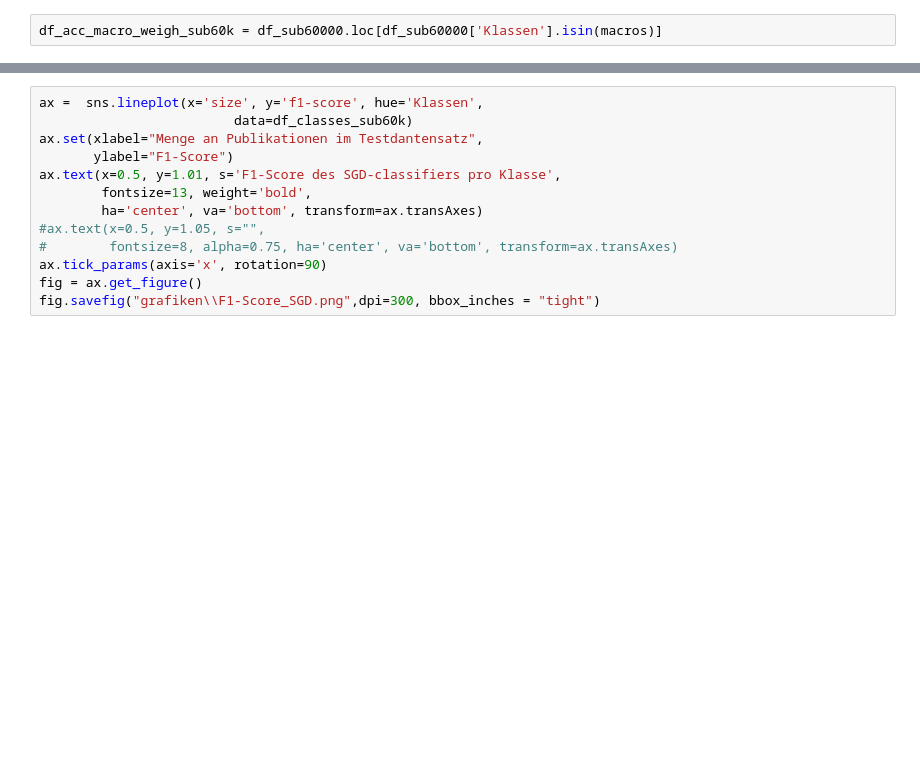
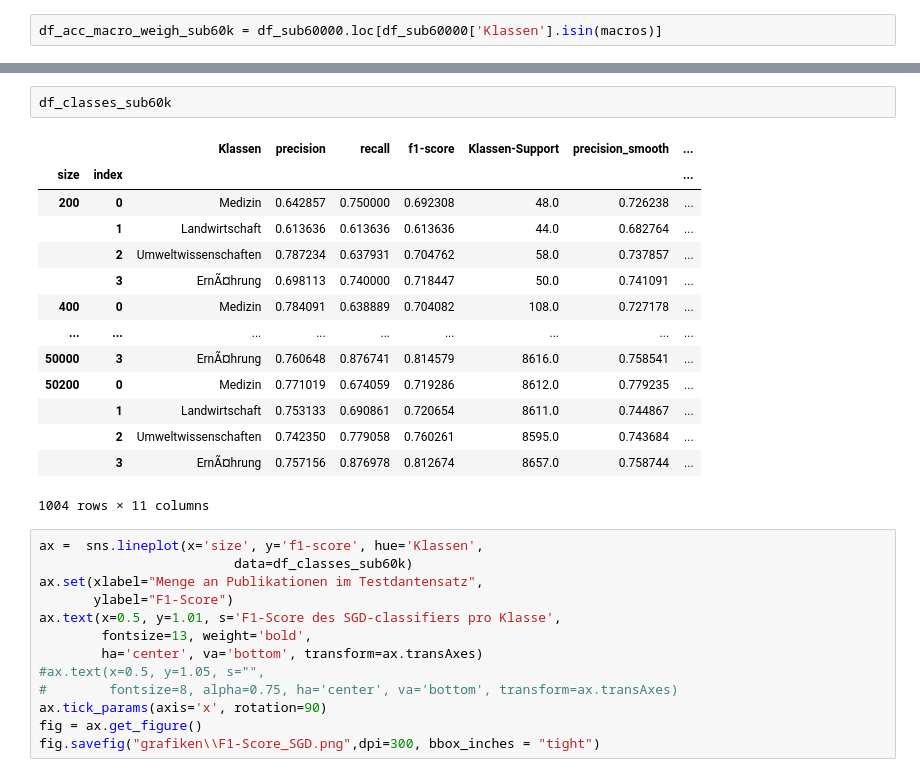
Before and after one commit to MTPKo/Bachelor-Arbeit, a Jupyter notebook: notebooks/classifiers/poc/SGD/tfidf_sgd_graphs.ipynb, the cells around one changed output, grey strips where cells are left out. Cells and saved outputs as stored; diff of their text form; blank space fills up the shorter version.

```diff
--- a/notebooks/classifiers/poc/SGD/tfidf_sgd_graphs.ipynb
+++ b/notebooks/classifiers/poc/SGD/tfidf_sgd_graphs.ipynb
@@ -55,3 +127,20 @@ df_acc_macro_weigh_sub60k = df_sub60000.loc[df_sub60000['Klassen'].isin(macros)]
+# %%
+df_classes_sub60k
+# %% [output]
+|  |  | Klassen | precision | recall | f1-score | Klassen-Support | precision_smooth | ... |
+| size | index |  |  |  |  |  |  | ... |
+| 200 | 0 | Medizin | 0.642857 | 0.750000 | 0.692308 | 48.0 | 0.726238 | ... |
+|  | 1 | Landwirtschaft | 0.613636 | 0.613636 | 0.613636 | 44.0 | 0.682764 | ... |
+|  | 2 | Umweltwissenschaften | 0.787234 | 0.637931 | 0.704762 | 58.0 | 0.737857 | ... |
+|  | 3 | ErnÃ¤hrung | 0.698113 | 0.740000 | 0.718447 | 50.0 | 0.741091 | ... |
+| 400 | 0 | Medizin | 0.784091 | 0.638889 | 0.704082 | 108.0 | 0.727178 | ... |
+| ... | ... | ... | ... | ... | ... | ... | ... | ... |
+| 50000 | 3 | ErnÃ¤hrung | 0.760648 | 0.876741 | 0.814579 | 8616.0 | 0.758541 | ... |
+| 50200 | 0 | Medizin | 0.771019 | 0.674059 | 0.719286 | 8612.0 | 0.779235 | ... |
+|  | 1 | Landwirtschaft | 0.753133 | 0.690861 | 0.720654 | 8611.0 | 0.744867 | ... |
+|  | 2 | Umweltwissenschaften | 0.742350 | 0.779058 | 0.760261 | 8595.0 | 0.743684 | ... |
+|  | 3 | ErnÃ¤hrung | 0.757156 | 0.876978 | 0.812674 | 8657.0 | 0.758744 | ... |
+1004 rows × 11 columns
 # %%
 ax =  sns.lineplot(x='size', y='f1-score', hue='Klassen',
                          data=df_classes_sub60k)
```
Also changed, not shown: parts of 8 cells of this notebook, 7 other files.
